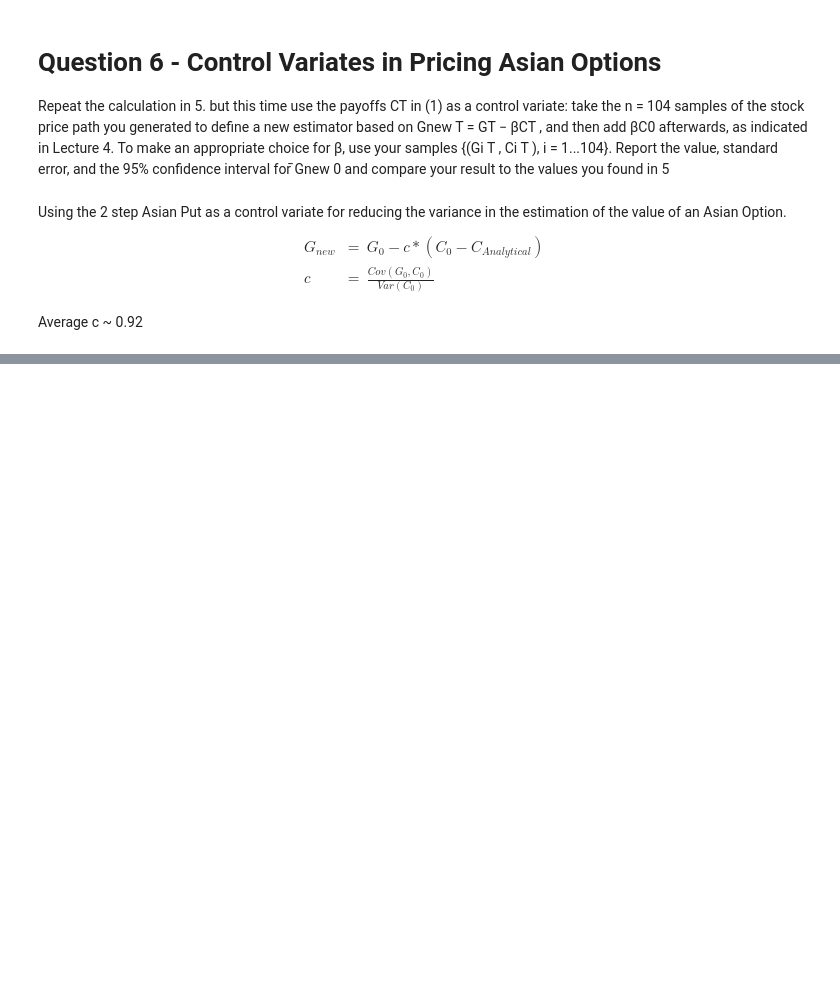
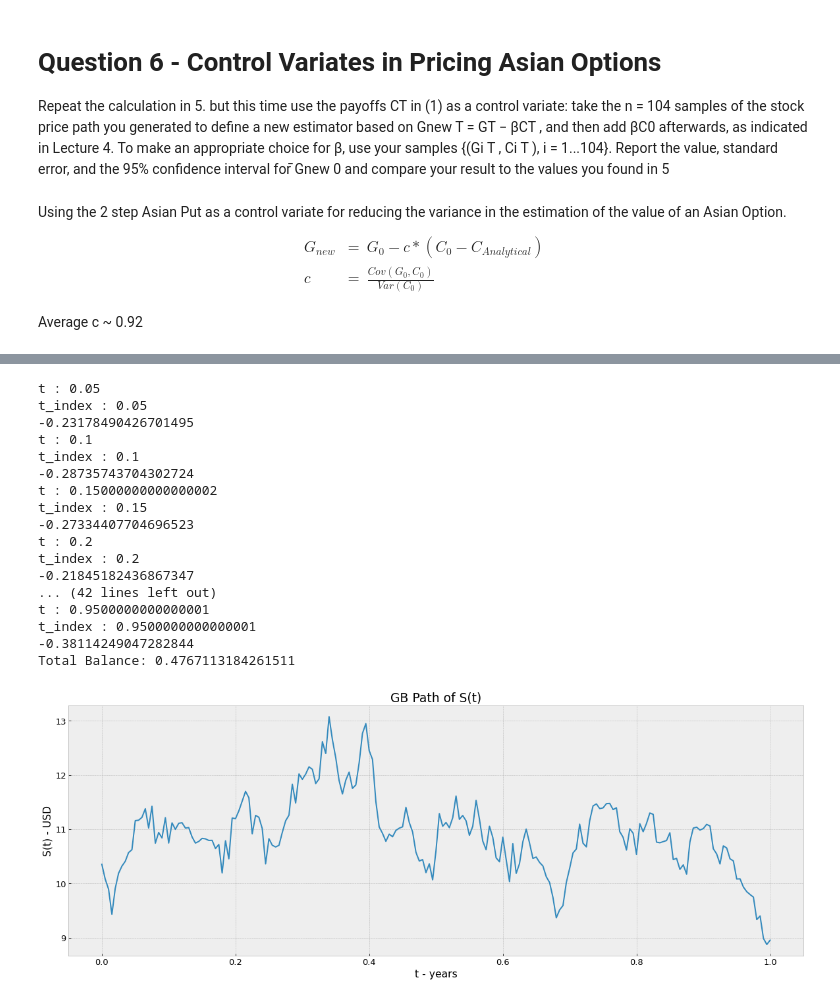
Before and after one commit to ithakis/European-and-American-put-option-pricing, a Jupyter notebook: Asian Put.ipynb, the cells around one changed output, grey strips where cells are left out. Drawn from its saved outputs; the diff is of its cells as text; code cells hidden in the pictures; blank space fills up the shorter version.

Commit message:
updated Asian put

```diff
--- a/Asian Put.ipynb
+++ b/Asian Put.ipynb
@@ -276,0 +320,62 @@ Time to calculate put Value using Monte Carlo
+# %%
+S = 10
+K = 10
+r = 0.05
+sigma = 0.4
+T = 1
+
+# Todo Add St History
+# %%
+reload(ao)
+
+# GBM Path
+dt = 1/200
+mu = .08
+rehedging_frequency = 1/20
+
+_number_of_timesteps = int(T/dt) +1   ;   print(f'Number of timesteps: {_number_of_timesteps}')
+X       = np.random.normal(loc=mu*dt, scale=sigma*np.sqrt(dt), size=_number_of_timesteps)
+S_path  = S * np.exp(np.cumsum(X))
+
+# Plot Path
+S_series = pd.Series(S_path, index=np.linspace(0, T, _number_of_timesteps))
+S_series.plot(title='GB Path of S(t)', ylabel='S(t) - USD', xlabel='t - years')
+
+# T = 0
+AP = ao.Asian_Put_Option(S=S, K=K, T=T, r=r, sigma=sigma)
+P0 = AP.get_price()[0]
+
+Delta       = AP.Delta
+print(f'P0    : {P0:.2f} EUR \nDelta : {Delta:.5f} Stock')
+Portfolio   = {0 : [Delta, (Delta*S)*np.exp(r*T)]}
+
+# Function to find the nearest index of t in
+def find_nearest(array, value):
+    array = np.asarray(array)
+    idx = (np.abs(array - value)).argmin()
+    return array[idx]
+
+# Loop over time to simulate the rebalancing of the replicating portfolio
+for t in tqdm(np.arange(rehedging_frequency, T, rehedging_frequency)):
+    t_index = find_nearest(S_series.index, value=t)
+    print(f't : {t} \nt_index : {t_index}')
+    _S = S_series[t_index]
+
+    AP = ao.Asian_Put_Option(S=_S, K=K, T=T-t_index, r=r, sigma=sigma, _greek=True)
+    Delta       = AP.Delta
+
+    previous_Delta = list(Portfolio.values())[-1][0]
+
+    Portfolio[t_index] = [Delta, (Delta - previous_Delta)*_S * np.exp(r*(T-t_index))]
+    # print(Portfolio.values()) ; break
+
+    # if t> 1 :
+    #     print(f'\nPortfolio:')
+    #     print(json.dumps(Portfolio, indent=2))
+    #     break
+
+RP_df = pd.DataFrame.from_dict(Portfolio, orient='index', columns=['Delta', 'Balance'])
+
+Total_Balance = P0*np.exp(r*T) + -RP_df.Balance.sum() + RP_df.Delta.values[-1]*S_series.values[-1]
+print(f'Total Balance: {Total_Balance}')
+# %% [output]
@@ -276,0 +386,18 @@ Time to calculate put Value using Monte Carlo
+t : 0.05
+t_index : 0.05
+-0.23178490426701495
+t : 0.1
+t_index : 0.1
+-0.28735743704302724
+t : 0.15000000000000002
+t_index : 0.15
+-0.27334407704696523
+t : 0.2
+t_index : 0.2
+-0.21845182436867347
+... (42 lines left out)
+t : 0.9500000000000001
+t_index : 0.9500000000000001
+-0.38114249047282844
+Total Balance: 0.4767113184261511
+[figure, added]
```
Also changed, not shown: parts of 14 cells of this notebook.
